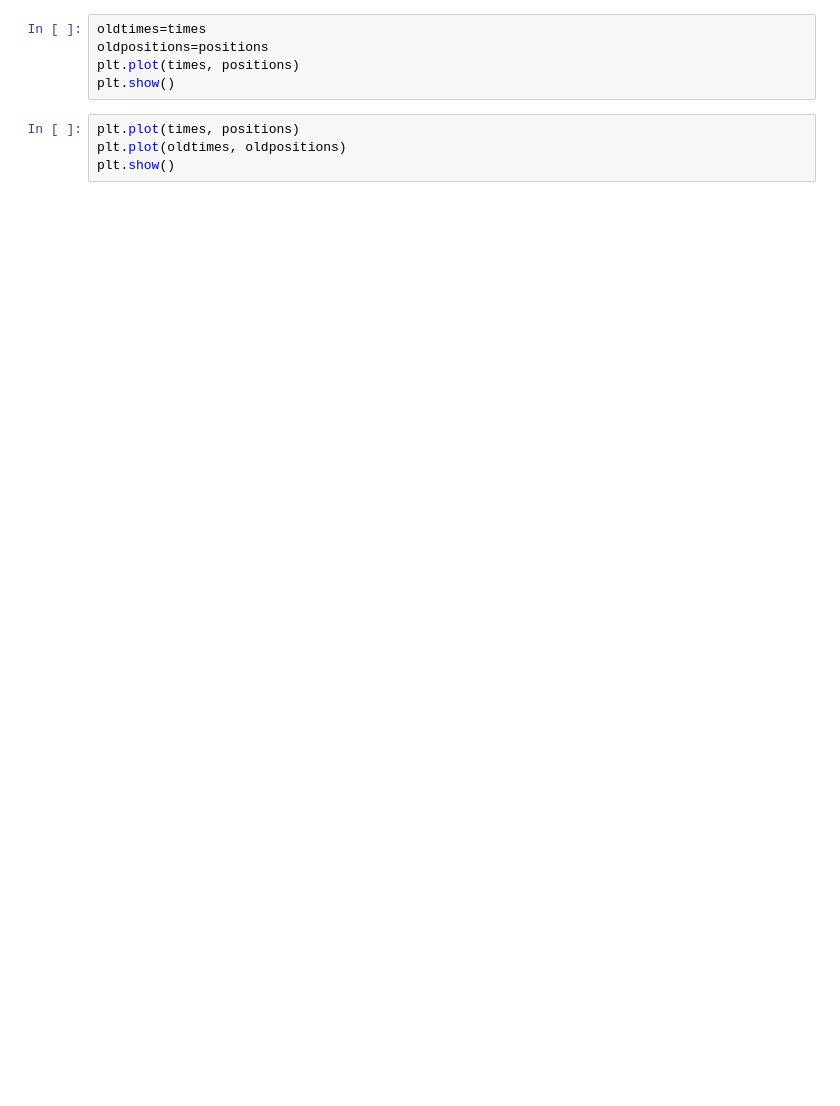
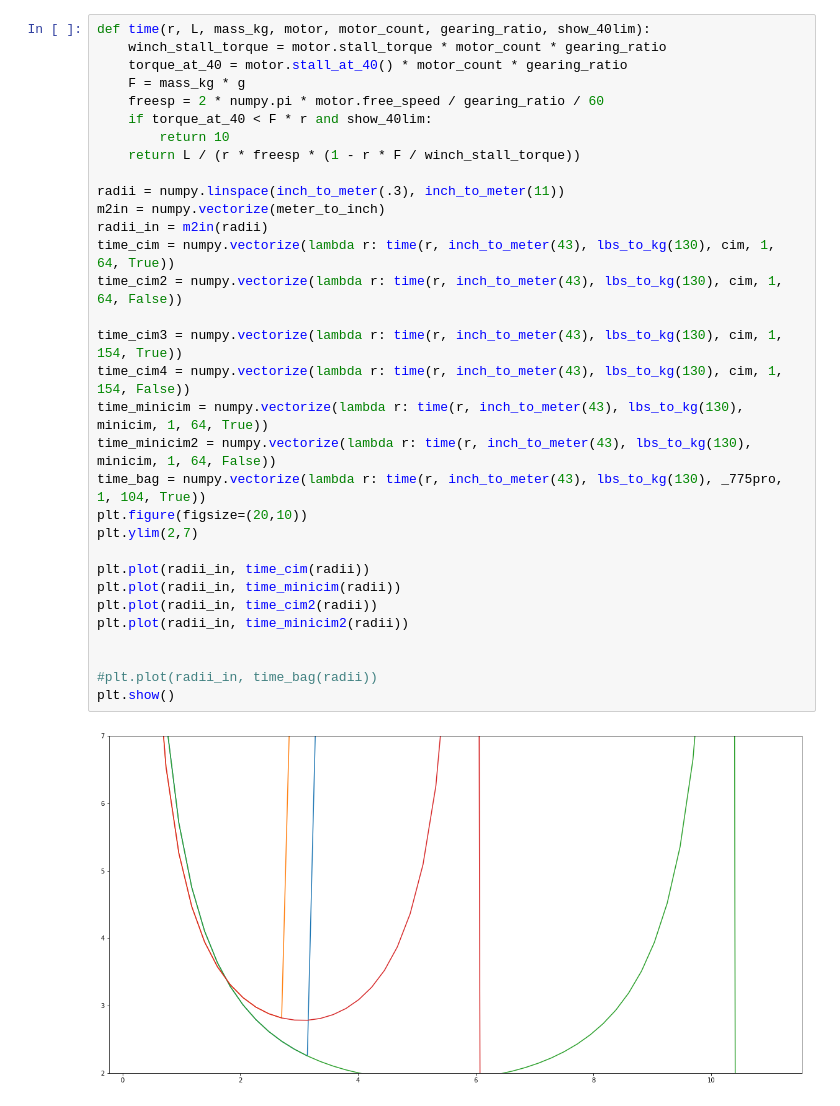
Before and after one commit to ariovistus/mechsim, a Jupyter notebook: winch.ipynb, the cells around one changed output. Drawn from its saved outputs; the diff is of its cells as text; blank space fills up the shorter version.

Commit message:
refactor motor code
make reusable for other sims

```diff
--- a/winch.ipynb
+++ b/winch.ipynb
@@ -28,9 +48,34 @@ run_sim(
-# %%
-oldtimes=times
-oldpositions=positions
-plt.plot(times, positions)
-plt.show()
-# %%
-plt.plot(times, positions)
-plt.plot(oldtimes, oldpositions)
-plt.show()
+# %%
+def time(r, L, mass_kg, motor, motor_count, gearing_ratio, show_40lim):
+    winch_stall_torque = motor.stall_torque * motor_count * gearing_ratio
+    torque_at_40 = motor.stall_at_40() * motor_count * gearing_ratio
+    F = mass_kg * g
+    freesp = 2 * numpy.pi * motor.free_speed / gearing_ratio / 60
+    if torque_at_40 < F * r and show_40lim:
+        return 10
+    return L / (r * freesp * (1 - r * F / winch_stall_torque))
+
+radii = numpy.linspace(inch_to_meter(.3), inch_to_meter(11))
+m2in = numpy.vectorize(meter_to_inch)
+radii_in = m2in(radii)
+time_cim = numpy.vectorize(lambda r: time(r, inch_to_meter(43), lbs_to_kg(130), cim, 1, 64, True))
+time_cim2 = numpy.vectorize(lambda r: time(r, inch_to_meter(43), lbs_to_kg(130), cim, 1, 64, False))
+
+time_cim3 = numpy.vectorize(lambda r: time(r, inch_to_meter(43), lbs_to_kg(130), cim, 1, 154, True))
+time_cim4 = numpy.vectorize(lambda r: time(r, inch_to_meter(43), lbs_to_kg(130), cim, 1, 154, False))
+time_minicim = numpy.vectorize(lambda r: time(r, inch_to_meter(43), lbs_to_kg(130), minicim, 1, 64, True))
+time_minicim2 = numpy.vectorize(lambda r: time(r, inch_to_meter(43), lbs_to_kg(130), minicim, 1, 64, False))
+time_bag = numpy.vectorize(lambda r: time(r, inch_to_meter(43), lbs_to_kg(130), _775pro, 1, 104, True))
+plt.figure(figsize=(20,10))
+plt.ylim(2,7)
+
+plt.plot(radii_in, time_cim(radii))
+plt.plot(radii_in, time_minicim(radii))
+plt.plot(radii_in, time_cim2(radii))
+plt.plot(radii_in, time_minicim2(radii))
+
+
+#plt.plot(radii_in, time_bag(radii))
+plt.show()
+# %% [output]
+[figure, added]
```
Also changed, not shown: parts of 2 cells of this notebook, 5 other files.
